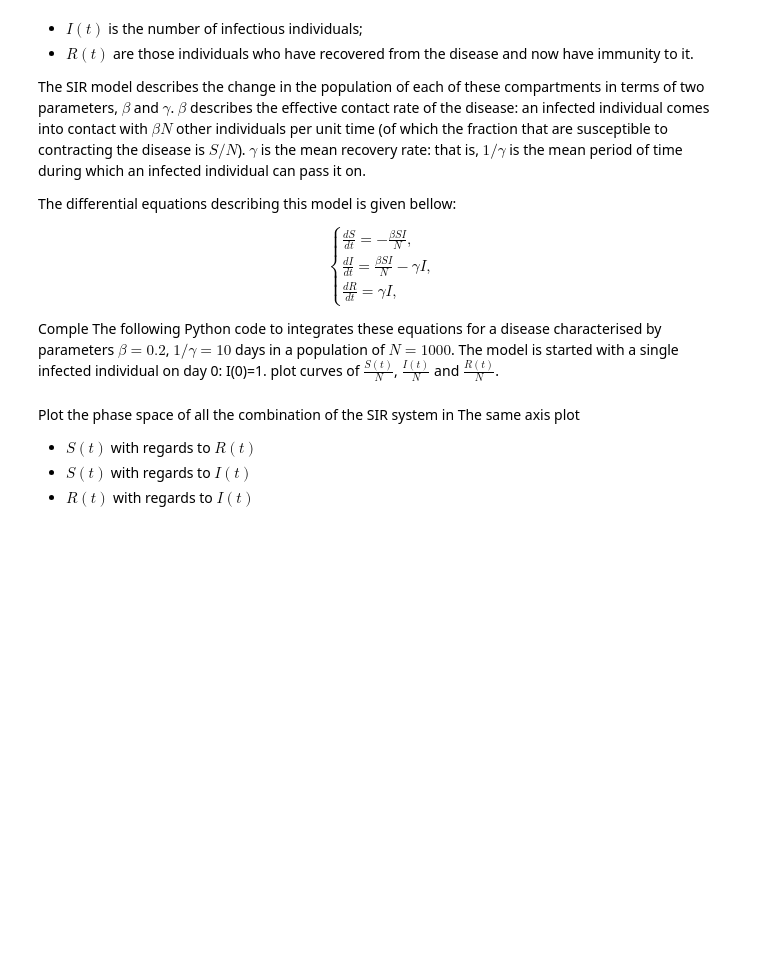
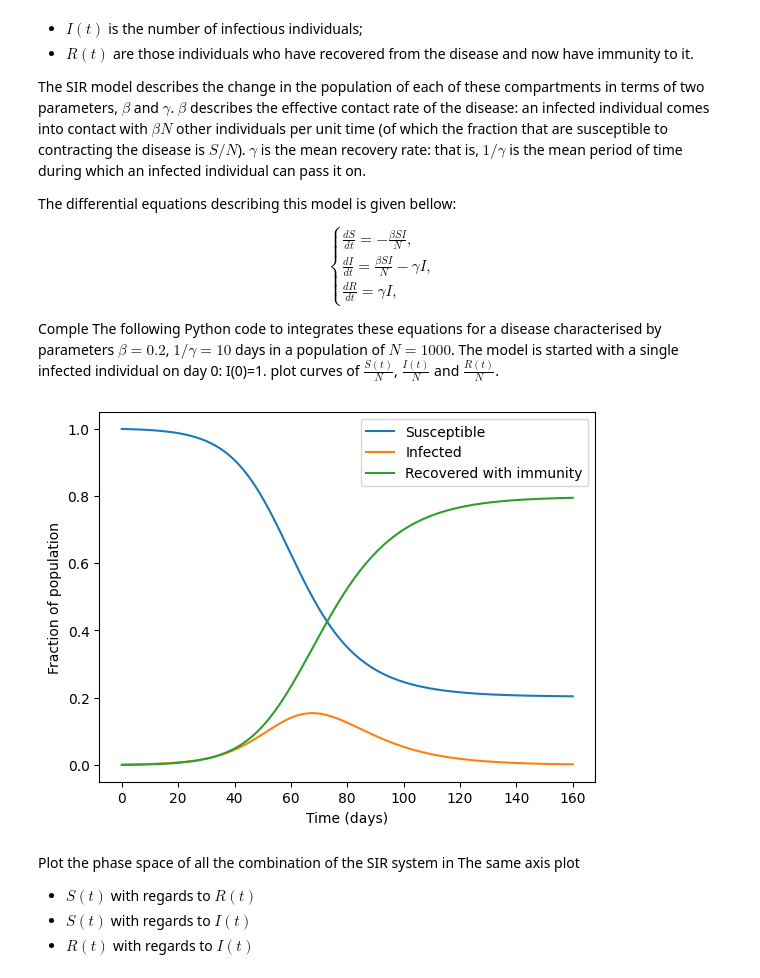
Before and after one commit to amaliahm/modeling_and_simulation_labs, a Jupyter notebook: ModSim_Lab4/ModSim_Lab4.ipynb, the cells around one changed output. Cells and saved outputs as stored; diff of their text form; code cells hidden in the pictures; blank space fills up the shorter version.

```diff
--- a/ModSim_Lab4/ModSim_Lab4.ipynb
+++ b/ModSim_Lab4/ModSim_Lab4.ipynb
@@ -451,35 +510,79 @@ The differential equations describing this model is given bellow:
 
 Comple The following Python code to integrates these equations for a disease characterised by parameters $β=0.2$, $1/γ=10$ days in a population of $N=1000$. The model is started with a single infected individual on day 0: I(0)=1. plot curves of $\frac{S(t)}{N}$, $\frac{I(t)}{N}$ and $\frac{R(t)}{N}$.
 # %%
+# import numpy as np
+# from scipy.integrate import odeint
+# import matplotlib.pyplot as plt
+
+# # Total population, N.
+# N = 1000
+# # Initial number of infected and recovered individuals, I0 and R0.
+# I0, R0 = 1, 0
+# # Everyone else, S0, is susceptible to infection initially.
+# S0 = N - I0 - R0
+# # Contact rate, beta, and mean recovery rate, gamma, (in 1/days).
+# beta, gamma = 0.2, 1./10
+# # A grid of time points (in days)
+# t = np.linspace(0, 160, 160)
+
+# # The SIR model differential equations.
+# def SIR_Deriv(y, t, N=1000, beta=0.2, gamma=1./10):
+#     #complete  this function to return the derivatives of each SIR compartment
+
+#     return [dSdt, dIdt, dRdt]
+
+# # Initial conditions vector
+# y0 = S0, I0, R0
+# # Integrate the SIR equations over the time grid, t.
+# #sol = call the odeint function to return your numerical solutions
+# sol=odeint()
+
+# # Plot the data in the same plot on three separate curves for S(t), I(t) and R(t)
+# #with labels 'Susceptible' for S(t), 'Infected' for I(t), and 'Recovered with immunity' for I(t)
+
+
+
+
+
+
 import numpy as np
 from scipy.integrate import odeint
 import matplotlib.pyplot as plt
 
 # Total population, N.
 N = 1000
 # Initial number of infected and recovered individuals, I0 and R0.
 I0, R0 = 1, 0
 # Everyone else, S0, is susceptible to infection initially.
 S0 = N - I0 - R0
 # Contact rate, beta, and mean recovery rate, gamma, (in 1/days).
 beta, gamma = 0.2, 1./10
 # A grid of time points (in days)
 t = np.linspace(0, 160, 160)
 
 # The SIR model differential equations.
 def SIR_Deriv(y, t, N=1000, beta=0.2, gamma=1./10):
-    #complete  this function to return the derivatives of each SIR compartment
-
+    S, I, R = y
+    dSdt = -beta * S * I / N
+    dIdt = beta * S * I / N - gamma * I
+    dRdt = gamma * I
     return [dSdt, dIdt, dRdt]
 
 # Initial conditions vector
 y0 = S0, I0, R0
 # Integrate the SIR equations over the time grid, t.
-#sol = call the odeint function to return your numerical solutions
-sol=odeint()
+sol = odeint(SIR_Deriv, y0, t, args=(N, beta, gamma))
 
-# Plot the data in the same plot on three separate curves for S(t), I(t) and R(t)
-#with labels 'Susceptible' for S(t), 'Infected' for I(t), and 'Recovered with immunity' for I(t)
+# Plot the data
+plt.plot(t, sol[:, 0]/N, label='Susceptible')
+plt.plot(t, sol[:, 1]/N, label='Infected')
+plt.plot(t, sol[:, 2]/N, label='Recovered with immunity')
+plt.xlabel('Time (days)')
+plt.ylabel('Fraction of population')
+plt.legend()
+plt.show()
+# %% [output]
+[figure, added]
 # %% [markdown]
 Plot the phase space of all the combination of the SIR system in The same axis plot
 <ul>
```
Also changed, not shown: parts of 10 cells of this notebook.
